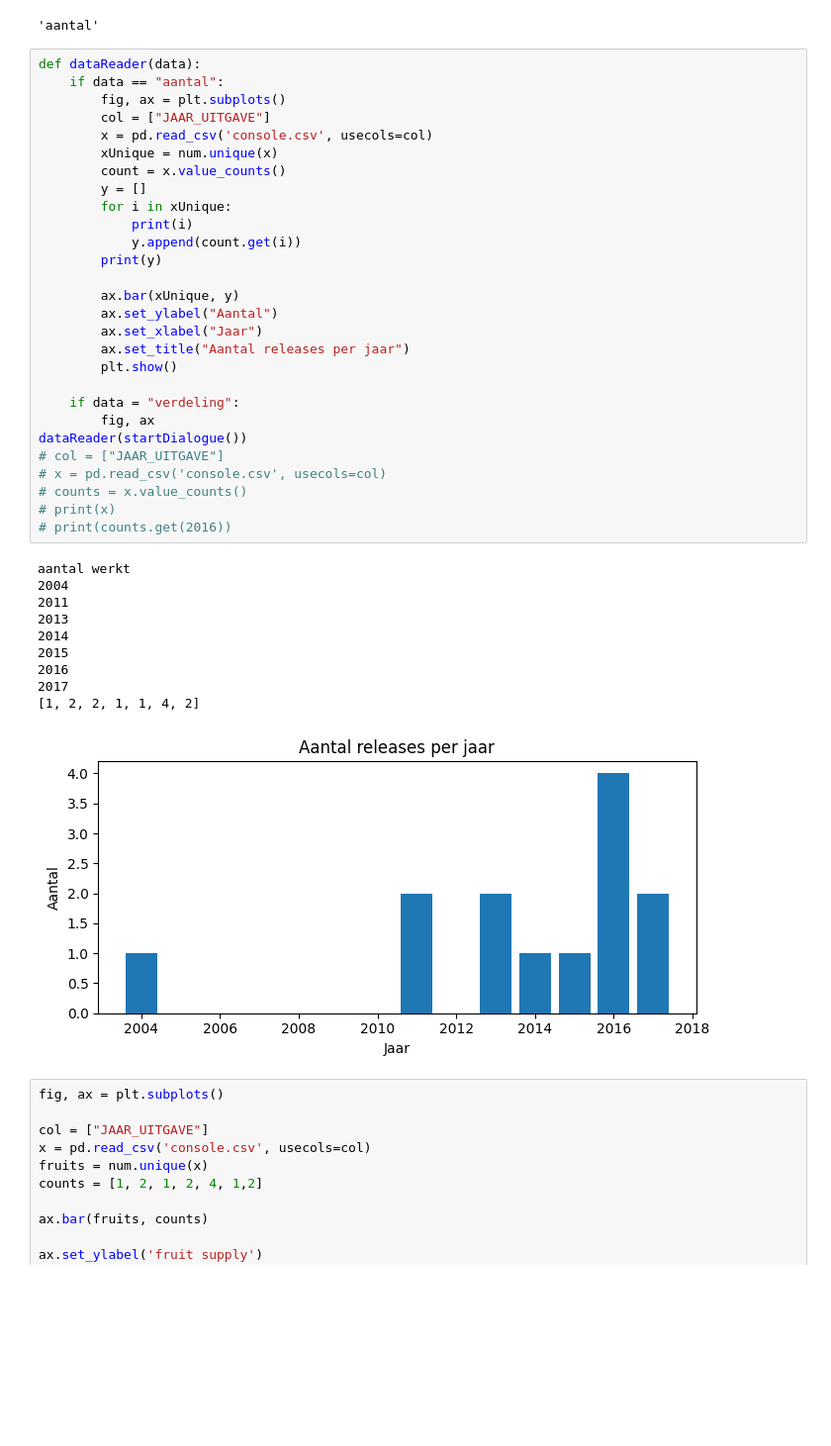
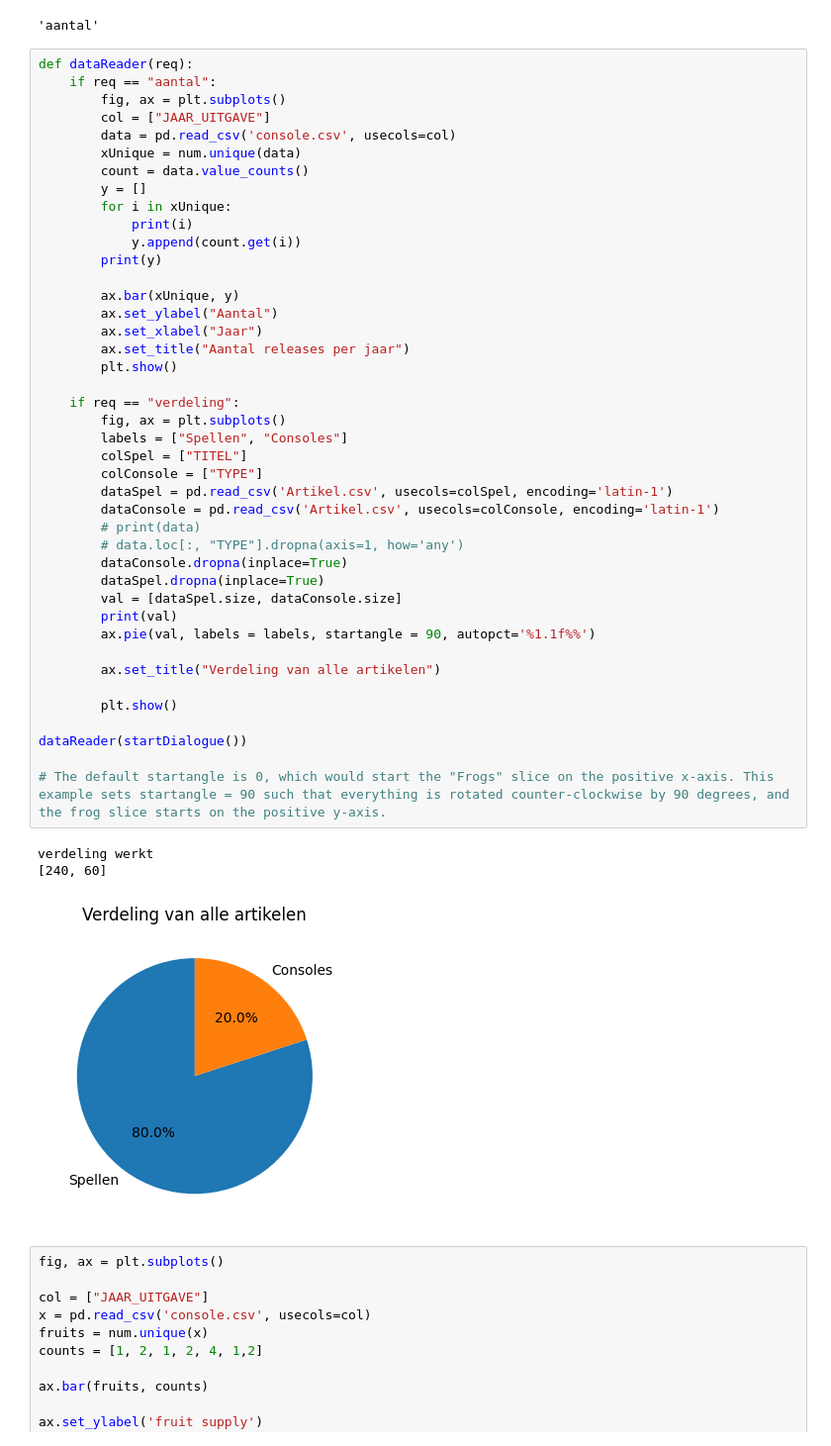
Before and after one commit to LucasPoel/PythonOpdracht, a Jupyter notebook: 22022554_Lucas_Poel_Game_Paradise.ipynb, the cells around one changed output. Shown at 99% size. Saved outputs shown, nothing was run; the diff lists cells and outputs as text; blank space fills up the shorter version.

```diff
--- a/22022554_Lucas_Poel_Game_Paradise.ipynb
+++ b/22022554_Lucas_Poel_Game_Paradise.ipynb
@@ -33,44 +33,51 @@ foute input. Probeer opnieuw
 aantal werkt
 'aantal'
 # %%
-def dataReader(data):
-    if data == "aantal":
+def dataReader(req):
+    if req == "aantal":
         fig, ax = plt.subplots()
         col = ["JAAR_UITGAVE"]
-        x = pd.read_csv('console.csv', usecols=col)
-        xUnique = num.unique(x)
-        count = x.value_counts()
+        data = pd.read_csv('console.csv', usecols=col)
+        xUnique = num.unique(data)
+        count = data.value_counts()
         y = []
         for i in xUnique:
             print(i)
             y.append(count.get(i))
         print(y)
 
         ax.bar(xUnique, y)
         ax.set_ylabel("Aantal")
         ax.set_xlabel("Jaar")
         ax.set_title("Aantal releases per jaar")
         plt.show()
 
-    if data = "verdeling":
-        fig, ax
+    if req == "verdeling":
+        fig, ax = plt.subplots()
+        labels = ["Spellen", "Consoles"]
+        colSpel = ["TITEL"]
+        colConsole = ["TYPE"]
+        dataSpel = pd.read_csv('Artikel.csv', usecols=colSpel, encoding='latin-1')
+        dataConsole = pd.read_csv('Artikel.csv', usecols=colConsole, encoding='latin-1')
+        # print(data)
+        # data.loc[:, "TYPE"].dropna(axis=1, how='any')
+        dataConsole.dropna(inplace=True)
+        dataSpel.dropna(inplace=True)
+        val = [dataSpel.size, dataConsole.size]
+        print(val)
+        ax.pie(val, labels = labels, startangle = 90, autopct='%1.1f%%')
+
+        ax.set_title("Verdeling van alle artikelen")
+
+        plt.show()
+
 dataReader(startDialogue())
-# col = ["JAAR_UITGAVE"]
-# x = pd.read_csv('console.csv', usecols=col)
-# counts = x.value_counts()
-# print(x)
-# print(counts.get(2016))
+
+# The default startangle is 0, which would start the "Frogs" slice on the positive x-axis. This example sets startangle = 90 such that everything is rotated counter-clockwise by 90 degrees, and the frog slice starts on the positive y-axis.
 # %% [output]
-aantal werkt
-2004
-2011
-2013
-2014
-2015
-2016
-2017
-[1, 2, 2, 1, 1, 4, 2]
+verdeling werkt
+[240, 60]
-[figure, old version]
+[figure, new version]
 # %%
 fig, ax = plt.subplots()
 
```
